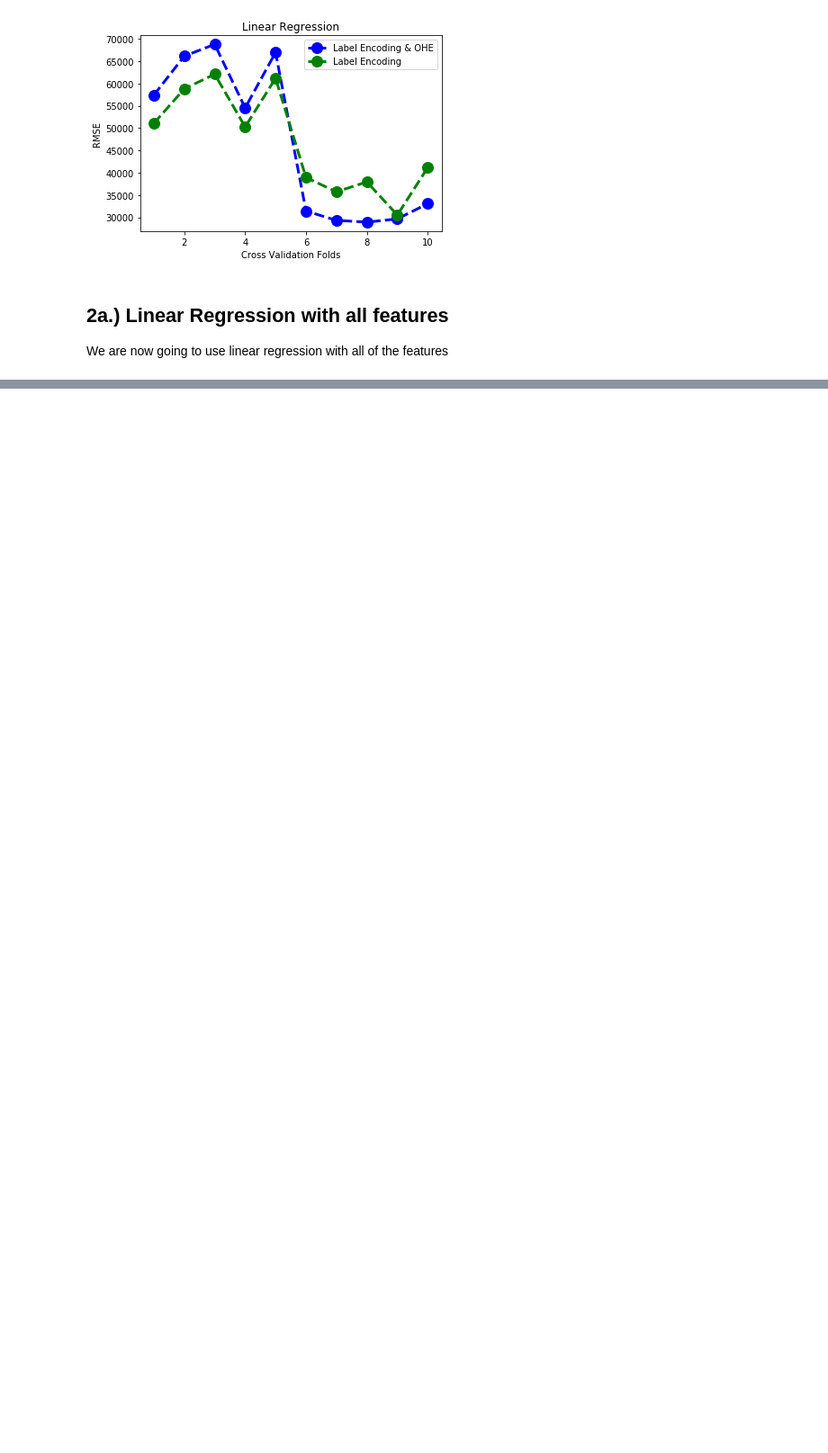
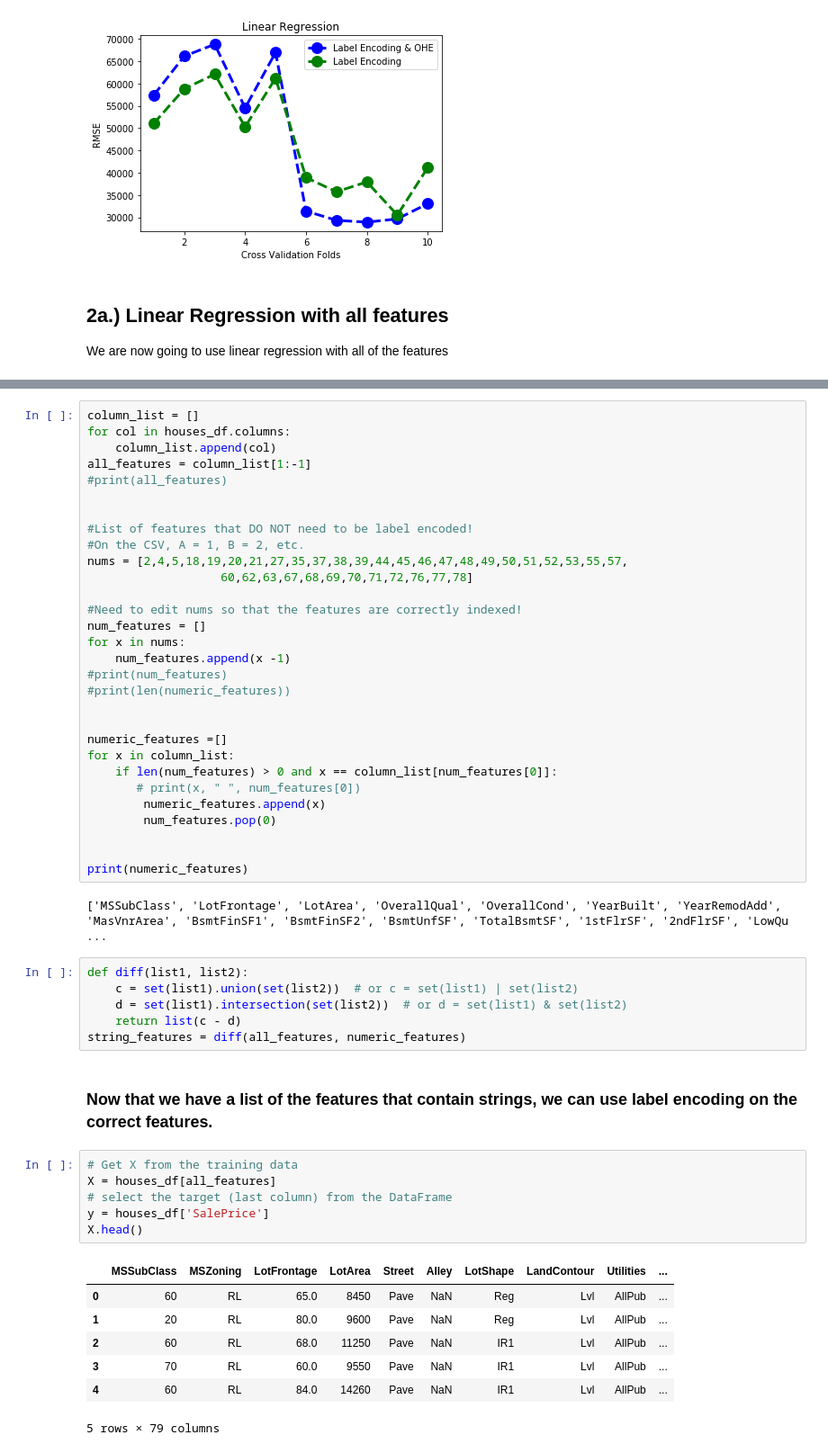
Before and after one commit to RPeralta5/Data-Science, a Jupyter notebook: Source Files/House_Prices.ipynb, the cells around one changed output, grey strips where cells are left out. Shown at 90% size. Saved outputs shown, nothing was run; the diff lists cells and outputs as text; blank space fills up the shorter version.

Commit message:
Label Encoding for all features
Label encoded all features that contained a string as a value

```diff
--- a/Source Files/House_Prices.ipynb
+++ b/Source Files/House_Prices.ipynb
@@ -413,0 +416,54 @@ We are now going to use linear regression with all of the features
+# %%
+column_list = []
+for col in houses_df.columns:
+    column_list.append(col)
+all_features = column_list[1:-1]
+#print(all_features)
+
+
+#List of features that DO NOT need to be label encoded!
+#On the CSV, A = 1, B = 2, etc.
+nums = [2,4,5,18,19,20,21,27,35,37,38,39,44,45,46,47,48,49,50,51,52,53,55,57,
+                   60,62,63,67,68,69,70,71,72,76,77,78]
+
+#Need to edit nums so that the features are correctly indexed!
+num_features = []
+for x in nums:
+    num_features.append(x -1)
+#print(num_features)
+#print(len(numeric_features))
+
+
+numeric_features =[]
+for x in column_list:
+    if len(num_features) > 0 and x == column_list[num_features[0]]:
+       # print(x, " ", num_features[0])
+        numeric_features.append(x)
+        num_features.pop(0)
+
+
+print(numeric_features)
+# %% [output]
+['MSSubClass', 'LotFrontage', 'LotArea', 'OverallQual', 'OverallCond', 'YearBuilt', 'YearRemodAdd', 'MasVnrArea', 'BsmtFinSF1', 'BsmtFinSF2', 'BsmtUnfSF', 'TotalBsmtSF', '1stFlrSF', '2ndFlrSF', 'LowQu ...
+# %%
+def diff(list1, list2):
+    c = set(list1).union(set(list2))  # or c = set(list1) | set(list2)
+    d = set(list1).intersection(set(list2))  # or d = set(list1) & set(list2)
+    return list(c - d)
+string_features = diff(all_features, numeric_features)
+# %% [markdown]
+### Now that we have a list of the features that contain strings, we can use label encoding on the correct features.
+# %%
+# Get X from the training data
+X = houses_df[all_features]
+# select the target (last column) from the DataFrame
+y = houses_df['SalePrice']
+X.head()
+# %% [output]
+|  | MSSubClass | MSZoning | LotFrontage | LotArea | Street | Alley | LotShape | LandContour | Utilities | ... |
+| 0 | 60 | RL | 65.0 | 8450 | Pave | NaN | Reg | Lvl | AllPub | ... |
+| 1 | 20 | RL | 80.0 | 9600 | Pave | NaN | Reg | Lvl | AllPub | ... |
+| 2 | 60 | RL | 68.0 | 11250 | Pave | NaN | IR1 | Lvl | AllPub | ... |
+| 3 | 70 | RL | 60.0 | 9550 | Pave | NaN | IR1 | Lvl | AllPub | ... |
+| 4 | 60 | RL | 84.0 | 14260 | Pave | NaN | IR1 | Lvl | AllPub | ... |
+5 rows × 79 columns
```
Also changed, not shown: parts of 2 cells of this notebook.
